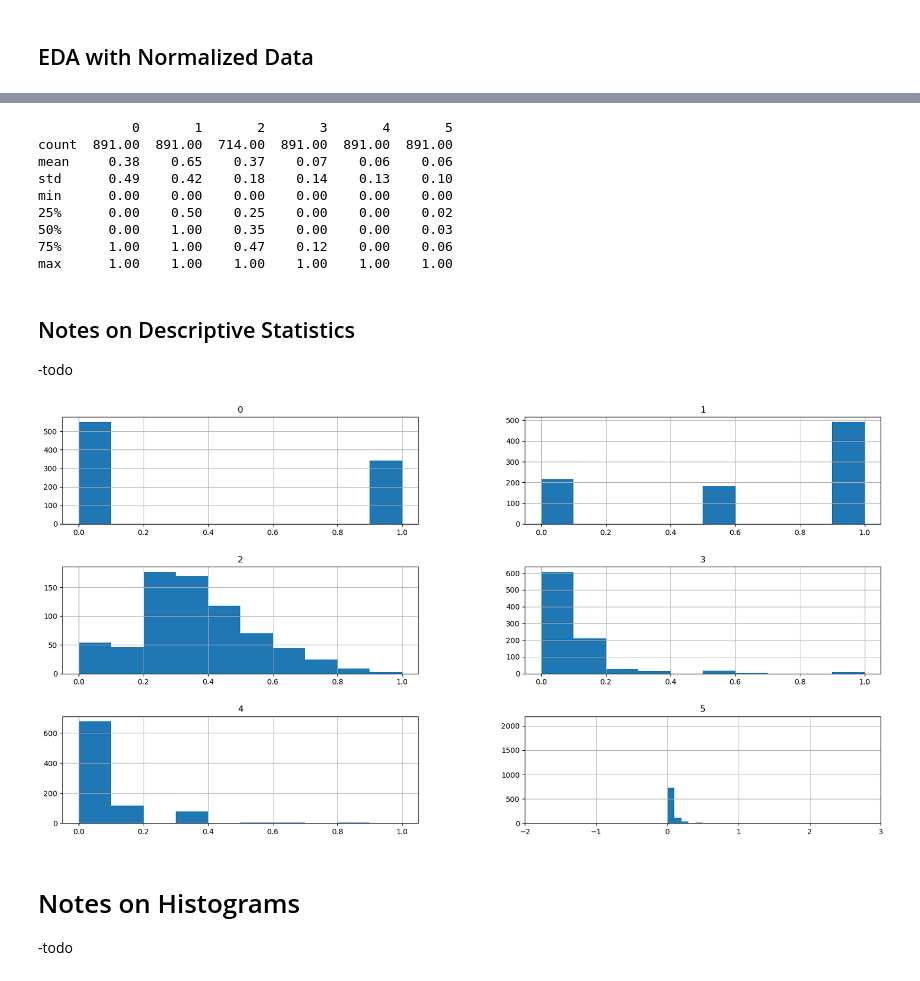
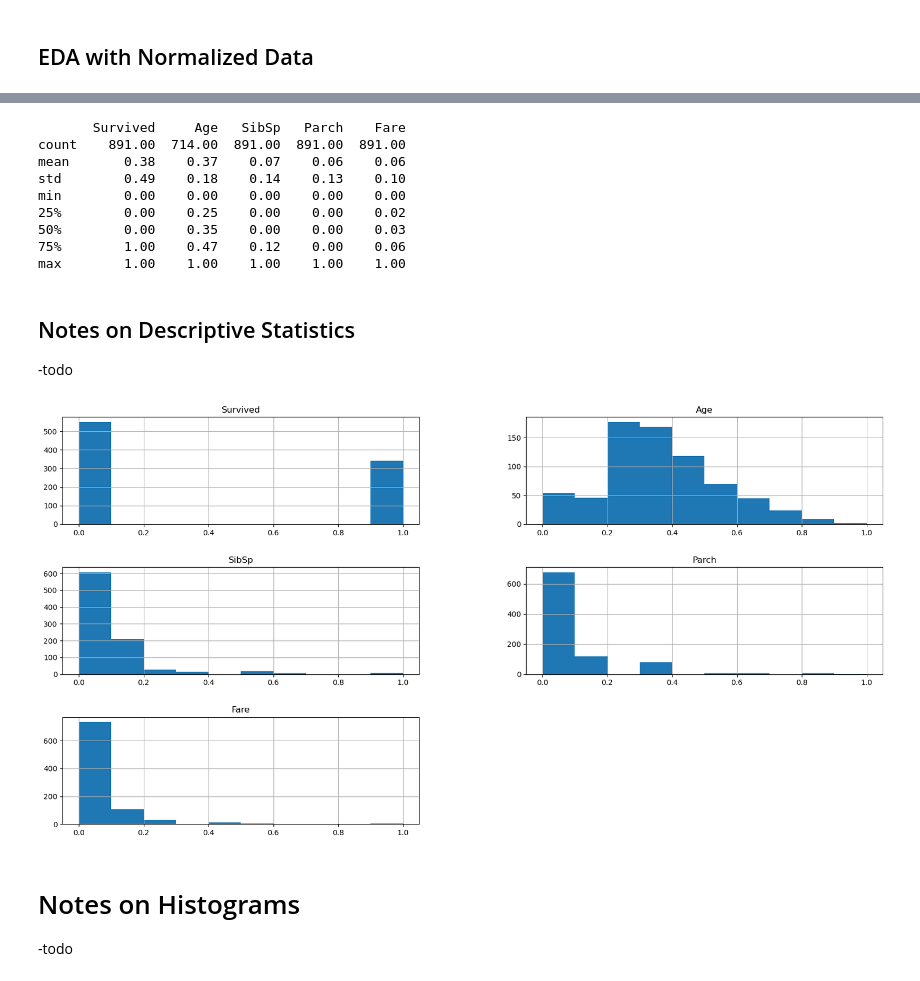
Before and after one commit to aelichung/ml-titanic, a Jupyter notebook: CIS053 Final - ML titanic.ipynb, the cells around one changed output, grey strips where cells are left out. Cells and saved outputs as stored; diff of their text form; code cells hidden in the pictures.

```diff
--- a/CIS053 Final - ML titanic.ipynb
+++ b/CIS053 Final - ML titanic.ipynb
@@ -81,30 +81,41 @@ train_data.dropna()
 # x = data without output and unique identifiers
 x = train_data.drop(['PassengerId', 'Name', 'Ticket', 'Survived'], axis=1)
 y = train_data['Survived']
+x_names = x.columns
 
-# x_clean = dataset without categorical data
-x_clean = train_data.drop(['PassengerId', 'Name', 'Sex', 'Ticket', 'Cabin', 'Embarked'], axis =1)
+# x_clean = input that are not categorical
+x_clean = x.drop(['Cabin', 'Sex', 'Embarked', 'Pclass'], axis=1)
+x_clean_names = x_clean.columns
 
 # replace NaN with 'Unknown'
 x_num = x
 x_num['Cabin'] = x_num['Cabin'].apply(lambda x: x[0] if pd.notna(x) else 'Unknown')
-x_num['Cabin'] = x_num['Cabin'].apply(lambda x: x if pd.notna(x) else 'Unknown')
 
-# convert categorical value to numerical value using Label Encoder
+# convert categorical value to numerical value using LabelEncoder
 le_cabin = LabelEncoder()
 le_sex = LabelEncoder()
 le_embarked = LabelEncoder()
 x_num['Cabin'] = le_cabin.fit_transform(x_num['Cabin'])
-x_num['Sex'] = le_sex.fit_transform(x_num['Sex'])
-x_num['Embarked'] = le_embarked.fit_transform(x_num['Embarked'])
+x_num['Sex'] = le_sex.fit_transform(x_num['Sex'].fillna('Unknown'))
+x_num['Embarked'] = le_embarked.fit_transform(x_num['Embarked'].fillna('Unknown'))
 
-# display corresponding pairs of category with numerical value
-print("Cabin mapping: ", dict(zip(le_cabin.classes_, le_cabin.transform(le_cabin.classes_))))
-print("Sex mapping: ", dict(zip(le_sex.classes_, le_sex.transform(le_sex.classes_))))
-print("Embarked mapping: ", dict(zip(le_embarked.classes_, le_embarked.transform(le_embarked.classes_))))
+# x_category = dataframe for categorical features
+x_category = pd.concat([x_num['Cabin'], x_num['Sex'], x_num['Embarked'], x_num['Pclass']], axis=1)
 
-X_arr = x_num.values
-Y_arr = y.values
+# Mapping of category value with numerical value
 
-x_train, x_test, y_train, y_test = train_test_split(x_num, y, test_size=0.20)
+sex_mapping = le_sex.classes_
+embarked_mapping = le_embarked.classes_
+cabin_mapping = le_cabin.classes_
+
+mappings_df = pd.DataFrame({
+    'Sex': pd.Series(sex_mapping),
+    'Embarked': pd.Series(embarked_mapping),
+    'Cabin': pd.Series(cabin_mapping)
+})
+
+mappings_df = mappings_df.fillna("")
+
+print("Mapping of Categorical Value with Numerical Value")
+mappings_df
 # %% [output]
@@ -248,4 +265,6 @@ plt.show()
 # %% [markdown]
 ## EDA with Normalized Data
 # %%
-data_norm = pd.DataFrame(MinMaxScaler().fit_transform(x_clean))
+data_norm = pd.DataFrame(MinMaxScaler().fit_transform(x_clean), columns=x_clean_names)
+data_norm = pd.concat([y, data_norm], axis=1)
+data_norm
@@ -256,26 +289,26 @@ set_option('display.precision', 2)
 description = data_norm.describe()
 print(description)
 # %% [output]
-            0       1       2       3       4       5
-count  891.00  891.00  714.00  891.00  891.00  891.00
-mean     0.38    0.65    0.37    0.07    0.06    0.06
-std      0.49    0.42    0.18    0.14    0.13    0.10
-min      0.00    0.00    0.00    0.00    0.00    0.00
-25%      0.00    0.50    0.25    0.00    0.00    0.02
-50%      0.00    1.00    0.35    0.00    0.00    0.03
-75%      1.00    1.00    0.47    0.12    0.00    0.06
-max      1.00    1.00    1.00    1.00    1.00    1.00
+       Survived     Age   SibSp   Parch    Fare
+count    891.00  714.00  891.00  891.00  891.00
+mean       0.38    0.37    0.07    0.06    0.06
+std        0.49    0.18    0.14    0.13    0.10
+min        0.00    0.00    0.00    0.00    0.00
+25%        0.00    0.25    0.00    0.00    0.02
+50%        0.00    0.35    0.00    0.00    0.03
+75%        1.00    0.47    0.12    0.00    0.06
+max        1.00    1.00    1.00    1.00    1.00
 # %% [markdown]
 ## Notes on Descriptive Statistics
 -todo
 # %%
 ## histograms
 data_norm.hist(figsize = (20, 10))
-plt.margins(2,2)
+plt.margins(0,1)
 plt.subplots_adjust(hspace = 0.4)
 plt.show()
 # %% [output]
-[figure, old version]
+[figure, new version]
 # %% [markdown]
 # Notes on Histograms
 -todo
```
Also changed, not shown: parts of 14 cells of this notebook.
